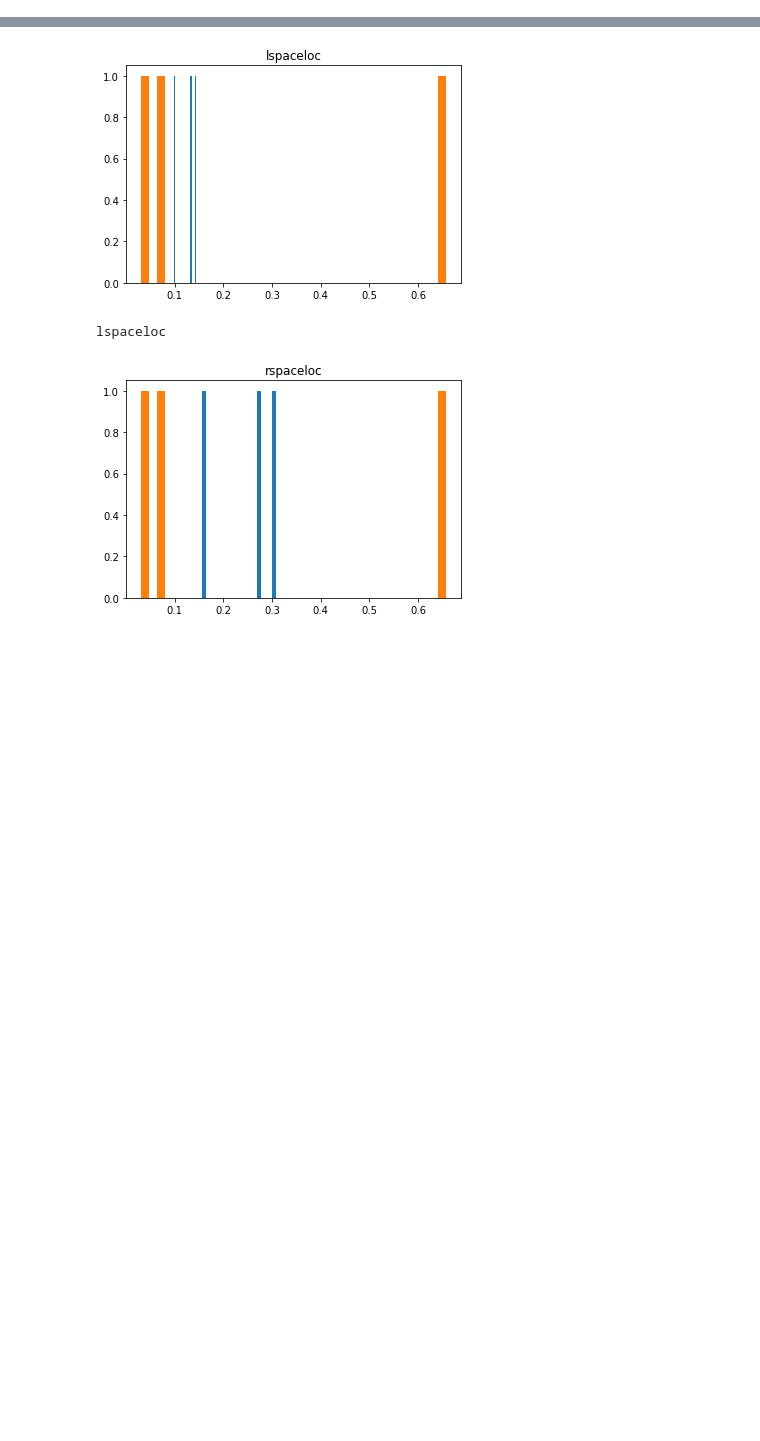
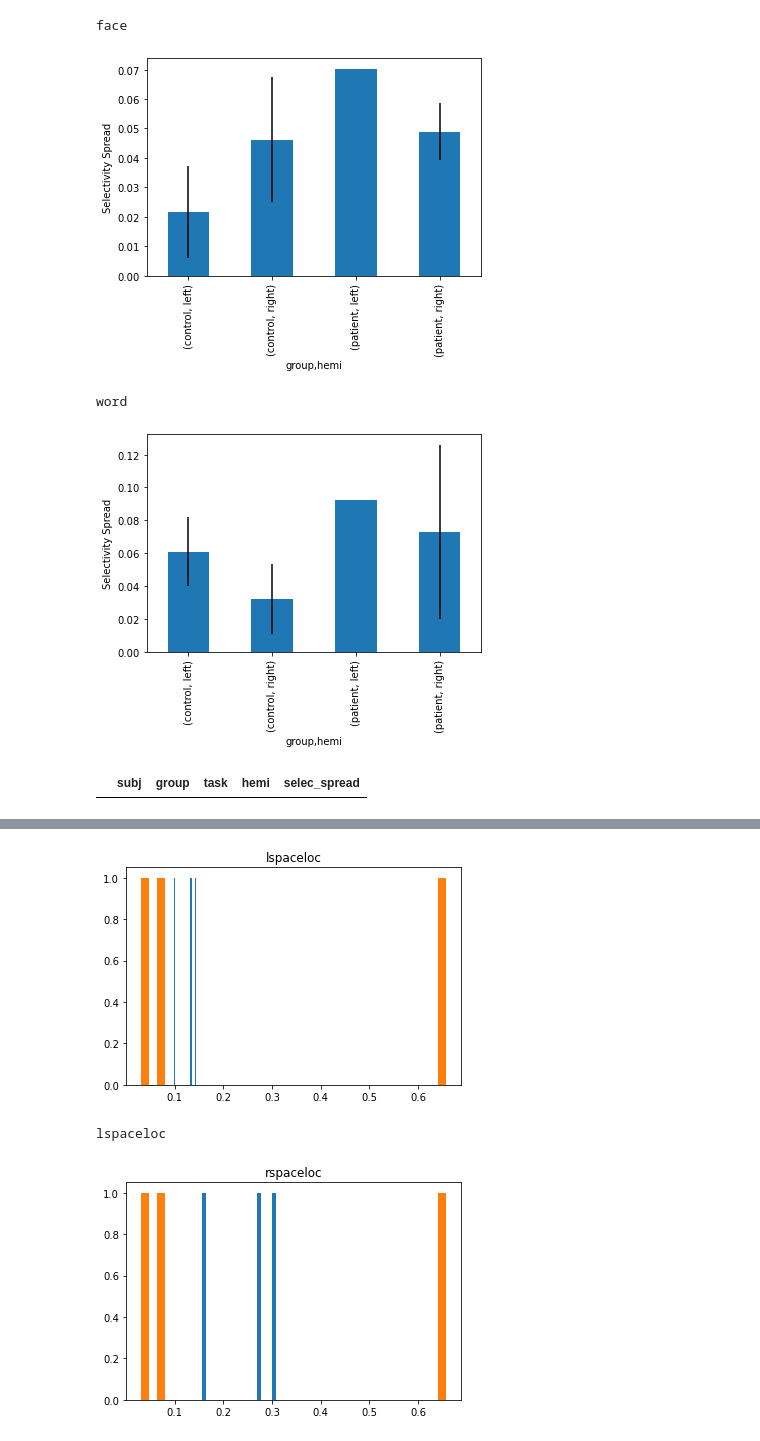
Before and after one commit to vayzenb/hemispace, a Jupyter notebook: visualize_hemi.ipynb, the cells around one changed output, grey strips where cells are left out. Cells and saved outputs as stored; diff of their text form; code cells hidden in the pictures; blank space fills up the shorter version.

```diff
--- a/visualize_hemi.ipynb
+++ b/visualize_hemi.ipynb
@@ -190,0 +177,28 @@ patient_summary
+# %%
+'''
+plot bar graphs for patient vs. controls
+'''
+
+region = "ventral"
+
+for ee in cond:
+    control_df = pd.read_csv(f'control_{region}_summary.csv')
+    patient_df = pd.read_csv(f'patient_{region}_summary.csv')
+
+    full_df = control_df.append(patient_df)
+    print(ee)
+    task_df = full_df[full_df['task'] == ee]
+    means = task_df.groupby(by= ['group','hemi']).mean()
+
+    error = task_df.groupby(by= ['group','hemi']).sem()
+    means.plot(kind = 'bar', yerr= error, legend = False, ylabel = 'Selectivity Spread')
+    plt.pause(.001)
+# %% [output]
+face
+[figure, added]
+word
+[figure, added]
+# %%
+task_df
+# %% [output]
+|  | subj | group | task | hemi | selec_spread |
```
Also changed, not shown: parts of 11 cells of this notebook, 32 other files.
